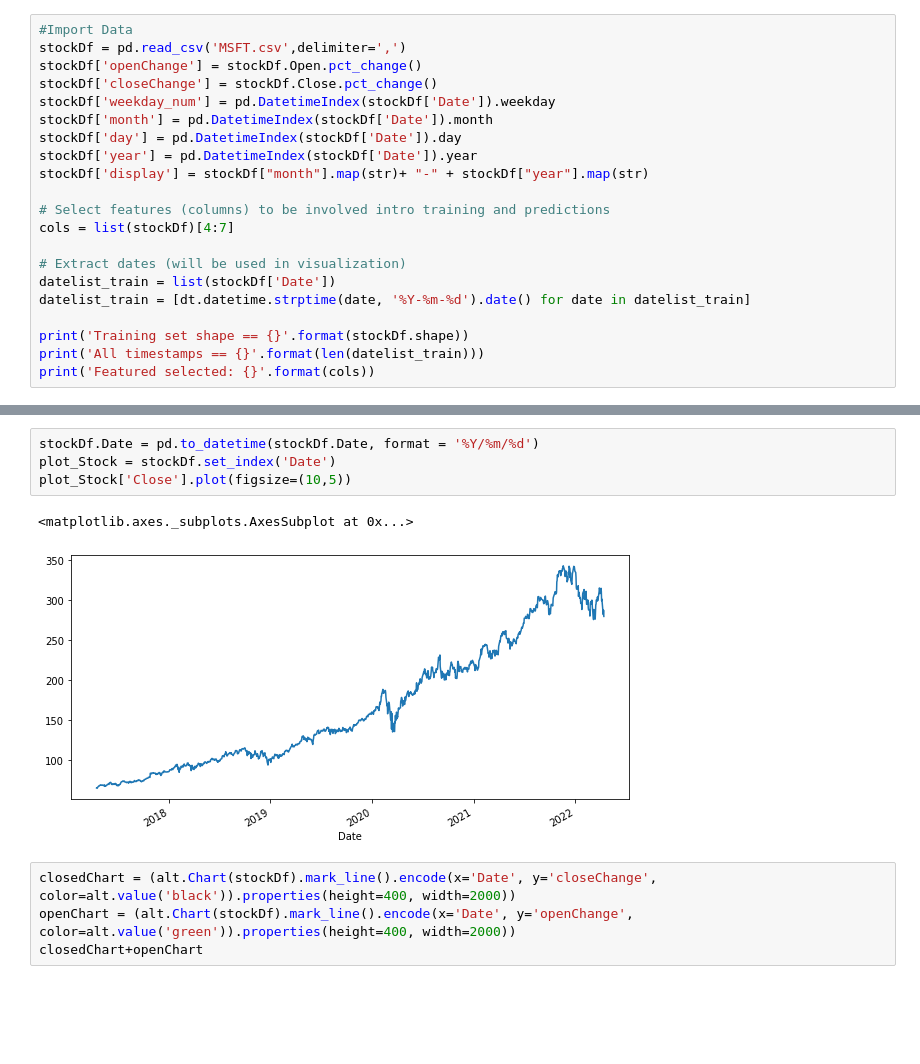
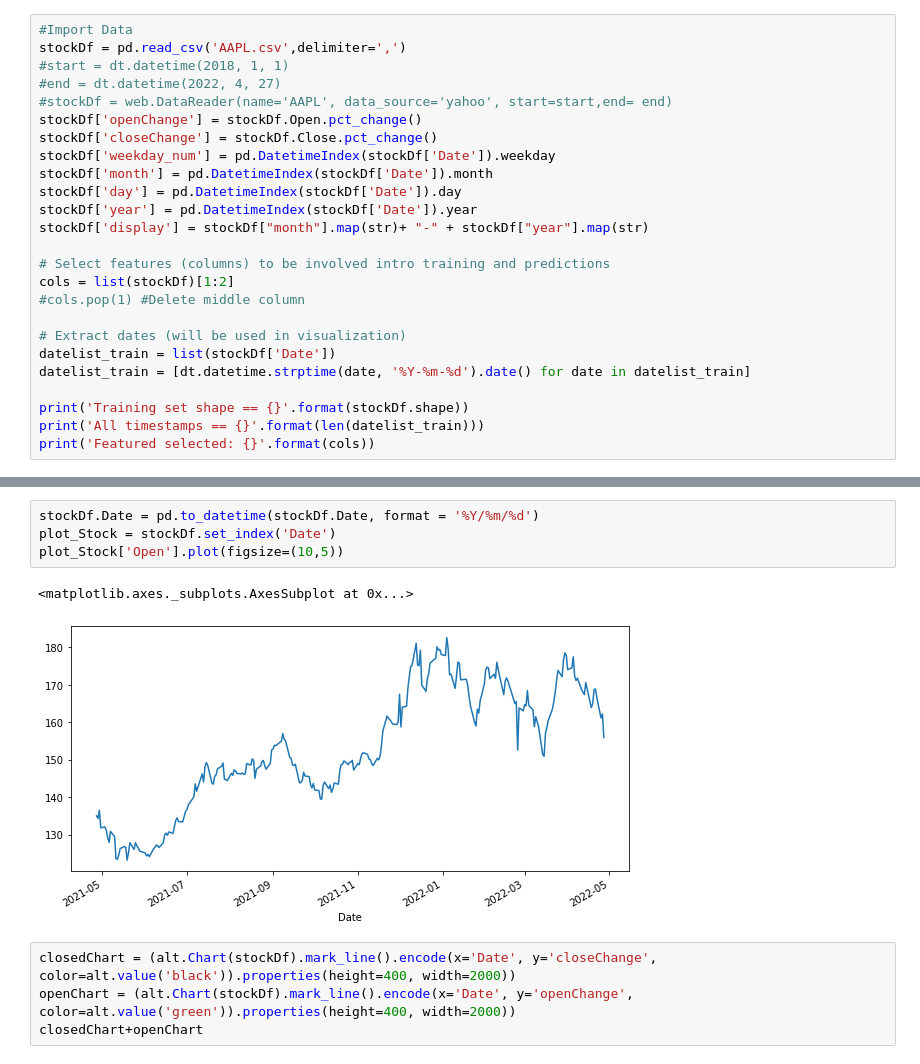
Before and after one commit to jeniferwerthman/AdvAILSTM, a Jupyter notebook: Copy_of_LSTMStock_Take2.ipynb, the cells around one changed output, grey strips where cells are left out. Drawn from its saved outputs; the diff is of its cells as text; blank space fills up the shorter version.

```diff
--- a/Copy_of_LSTMStock_Take2.ipynb
+++ b/Copy_of_LSTMStock_Take2.ipynb
@@ -19,7 +20,10 @@ from keras.layers import LSTM
 from keras.layers import Dropout
 # %%
 #Import Data
-stockDf = pd.read_csv('MSFT.csv',delimiter=',')
+stockDf = pd.read_csv('AAPL.csv',delimiter=',')
+#start = dt.datetime(2018, 1, 1)
+#end = dt.datetime(2022, 4, 27)
+#stockDf = web.DataReader(name='AAPL', data_source='yahoo', start=start,end= end)
 stockDf['openChange'] = stockDf.Open.pct_change()
 stockDf['closeChange'] = stockDf.Close.pct_change()
 stockDf['weekday_num'] = pd.DatetimeIndex(stockDf['Date']).weekday
@@ -29,7 +33,8 @@ stockDf['year'] = pd.DatetimeIndex(stockDf['Date']).year
 stockDf['display'] = stockDf["month"].map(str)+ "-" + stockDf["year"].map(str)
 
 # Select features (columns) to be involved intro training and predictions
-cols = list(stockDf)[4:7]
+cols = list(stockDf)[1:2]
+#cols.pop(1) #Delete middle column
 
 # Extract dates (will be used in visualization)
 datelist_train = list(stockDf['Date'])
@@ -49,10 +54,10 @@ Featured selected: ['Close', 'Adj Close', 'Volume']
 # %%
 stockDf.Date = pd.to_datetime(stockDf.Date, format = '%Y/%m/%d')
 plot_Stock = stockDf.set_index('Date')
-plot_Stock['Close'].plot(figsize=(10,5))
+plot_Stock['Open'].plot(figsize=(10,5))
 # %% [output]
 <matplotlib.axes._subplots.AxesSubplot at 0x...>
-[figure, old version]
+[figure, new version]
 # %%
 closedChart = (alt.Chart(stockDf).mark_line().encode(x='Date', y='closeChange', color=alt.value('black')).properties(height=400, width=2000))
 openChart = (alt.Chart(stockDf).mark_line().encode(x='Date', y='openChange', color=alt.value('green')).properties(height=400, width=2000))
```
Also changed, not shown: parts of 12 cells of this notebook.
